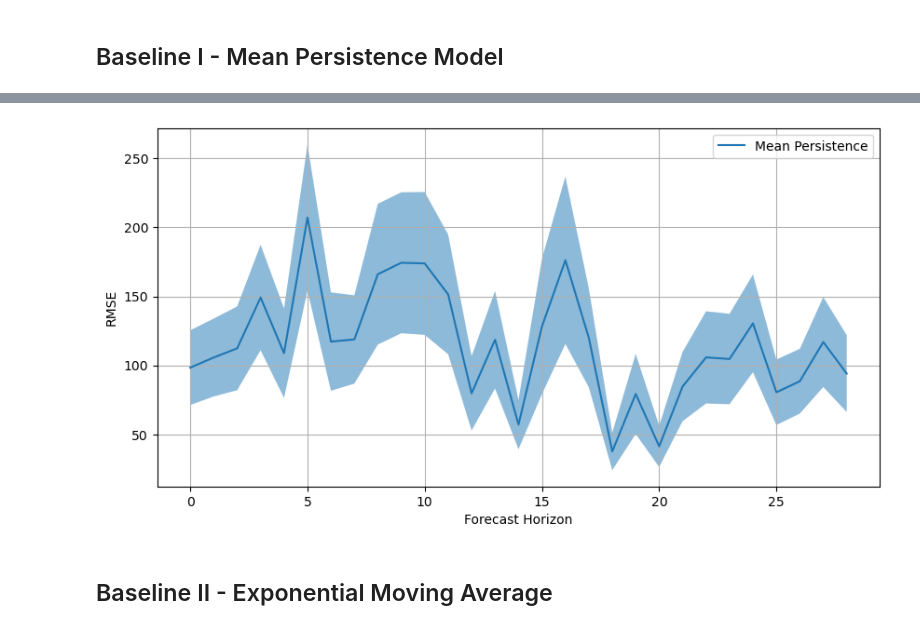
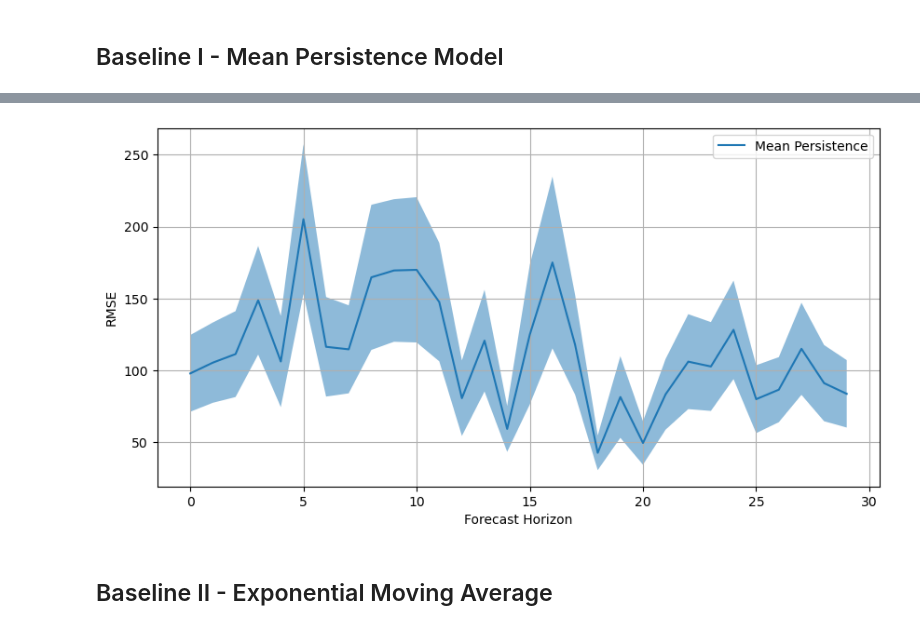
Before and after one commit to vb690/ghi_forecast, a Jupyter notebook: forecast.ipynb, the cells around one changed output, grey strips where cells are left out. Cells and saved outputs as stored; diff of their text form; code cells hidden in the pictures.

```diff
--- a/forecast.ipynb
+++ b/forecast.ipynb
@@ -363,35 +355,32 @@ insample_satellite_df, outsample_satellite_df = split_time_series_df(
 insample_ghi_df = (
     insample_ghi_df
     .set_index("time")
-    [["ghi"]]
+    [["ghi", "year", "month", "day_year", "hour", "minute"]]
 )
 outsample_ghi_df = (
     outsample_ghi_df
     .set_index("time")
-    [["ghi"]]
+    [["ghi", "year", "month", "day_year", "hour", "minute"]]
 )
 insample_satellite_df = (
     insample_satellite_df
     .set_index("time")
-    [["ghi"]]
 )
 outsample_satellite_df = (
     outsample_satellite_df
     .set_index("time")
-    [["ghi"]]
 )
-
 
 insample_ghi_df = pd.merge(
     insample_ghi_df,
     insample_satellite_df,
     how="left",
     on="time"
-).interpolate("nearest")
+).interpolate("linear", limit_direction="both")
 
 outsample_ghi_df = pd.merge(
     outsample_ghi_df,
     outsample_satellite_df,
     how="left",
     on="time"
-).interpolate("nearest")
+).interpolate("linear", limit_direction="both")
@@ -423,7 +414,7 @@ from modules.models.baselines import static_stat_forecast
 # %%
 mean_persistence_model = (
     insample_ghi_df
-    .groupby(["day_year", "hour", "minute"])
+    .groupby(["day_year", "hour"])
     ["ghi"]
     .mean()
     .reset_index()
@@ -431,13 +422,16 @@ mean_persistence_model = (
 )
 
 
-mean_persistence_forecast = (
-    pd.merge(
-        outsample_ghi_df,
+outsample_forecast = (
+    outsample_ghi_df
+    .merge(
         mean_persistence_model,
         how="left",
-        on=["day_year", "hour", "minute"]
+        on=["day_year", "hour"],
+
     )
+    .interpolate(method="linear", limit_direction="both")
     [["ghi", "ghi_forecast"]]
 )
+outsample_forecast.index = outsample_ghi_df.index
 # %%
@@ -464,25 +470,25 @@ plt.show()
 # %%
-y_true = np.array(np.split(mean_persistence_forecast["ghi"].values, 30)).T
-y_forecast = np.array(np.split(mean_persistence_forecast["ghi_forecast"].values, 30)).T
+y_true = np.array(np.split(outsample_forecast["ghi"].values, 30)).T
+y_forecast = np.array(np.split(outsample_forecast["ghi_forecast"].values, 30)).T
 
 error_mean, error_sem = compute_rmse(
     y_true=y_true,
     y_forecast=y_forecast,
     axis=0
 )
 
 fig, ax = plt.subplots(1, 1, figsize=(10, 5))
 ax = visualize_forecast_horizon_accuracy(
     ax=ax,
     model_name="Mean Persistence",
     error_name="RMSE",
     error_mean=error_mean,
     error_sem=error_sem
 )
 plt.legend()
 plt.show()
 # %% [output]
-[figure, old version]
+[figure, new version]
 # %% [markdown]
 ## Baseline II - Exponential Moving Average
 # %%
```
Also changed, not shown: parts of 14 cells of this notebook.
